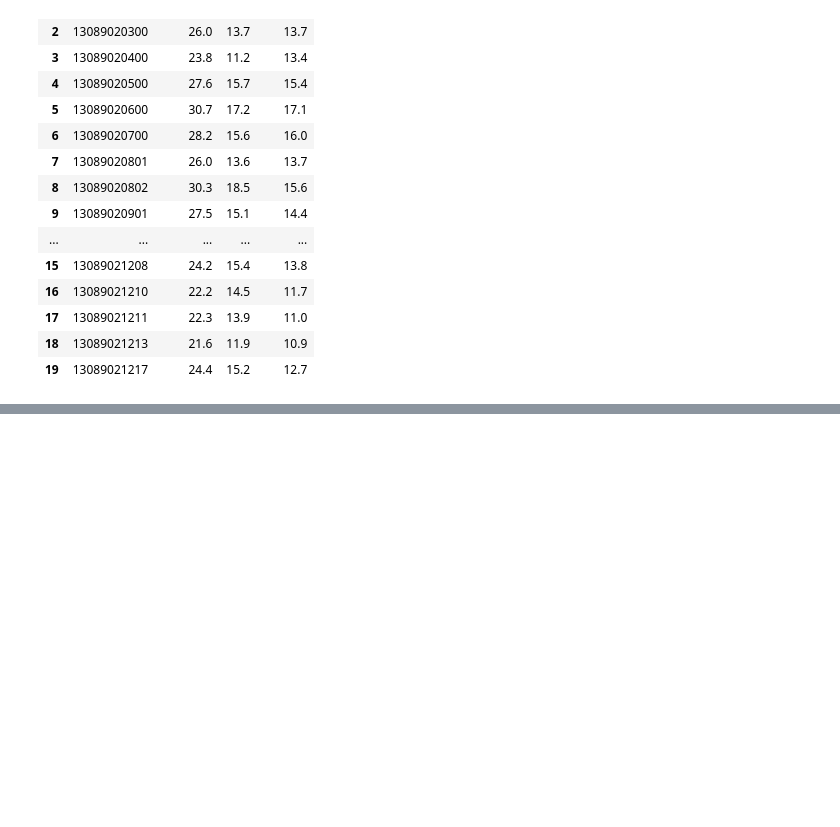
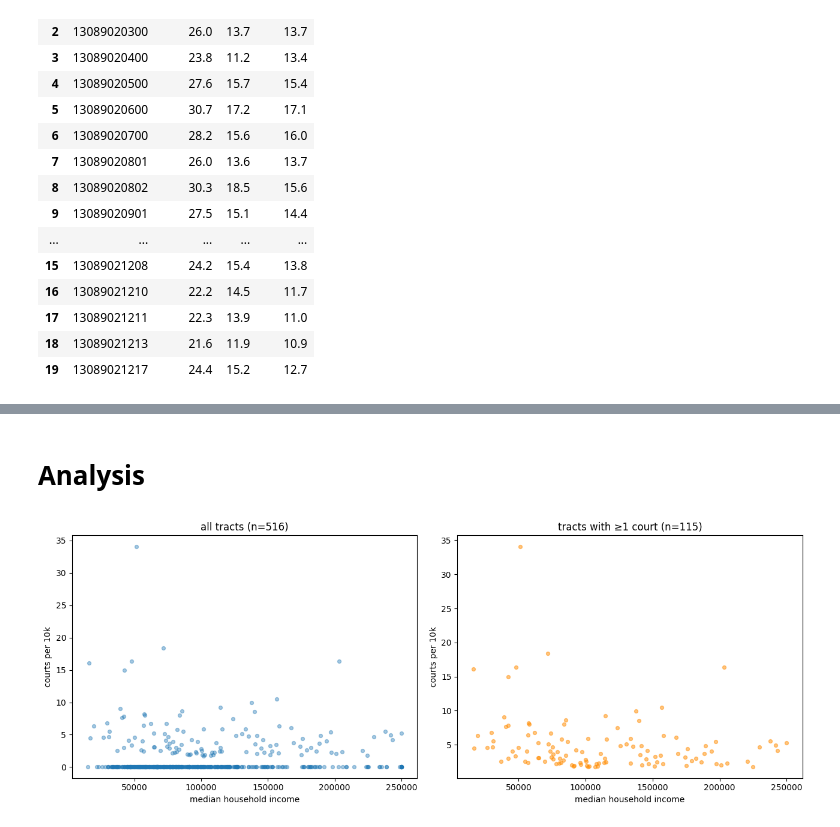
Before and after one commit to Medha-Subramaniyan/hoop-deserts-atl, a Jupyter notebook: notebooks/loading.ipynb, the cells around one changed output, grey strips where cells are left out. Saved outputs shown, nothing was run; the diff lists cells and outputs as text; code cells hidden in the pictures; blank space fills up the shorter version.

```diff
--- a/notebooks/loading.ipynb
+++ b/notebooks/loading.ipynb
@@ -565,0 +687,18 @@ health_wide[['GEOID', 'OBESITY', 'LPA', 'MHLTH']].head(20)
+# %%
+import numpy as np
+
+# courts per 10,000 residents. Guard the denominator: a tract with 5 residents
+# and 1 court yields 2000 per 10k, which is arithmetically correct and
+# analytically garbage — it would dominate every mean and color scale.
+POP_FLOOR = 100   # below this a per-capita rate is not meaningful
+
+analysis['courts_per_10k'] = np.where(
+    analysis.total_population >= POP_FLOOR,
+    analysis.court_count / (analysis.total_population / 10_000),
+    np.nan,
+)
+
+print(analysis.courts_per_10k.describe())
+print(f"\n{analysis.courts_per_10k.isna().sum()} tracts excluded (pop < {POP_FLOOR})")
+print(f"{(analysis.courts_per_10k == 0).sum()} tracts with density exactly 0")
+print(f"{np.isinf(analysis.courts_per_10k).sum()} infinite values")   # must be 0
@@ -565,0 +771,20 @@ health_wide[['GEOID', 'OBESITY', 'LPA', 'MHLTH']].head(20)
+# %% [markdown]
+# Analysis
+# %%
+
+fig, ax = plt.subplots(1, 2, figsize=(13, 5))
+
+d = analysis.dropna(subset=['courts_per_10k', 'median_household_income'])
+
+ax[0].scatter(d.median_household_income, d.courts_per_10k, alpha=0.4, s=18)
+ax[0].set(xlabel='median household income', ylabel='courts per 10k',
+          title=f'all tracts (n={len(d)})')
+
+nz = d[d.courts_per_10k > 0]
+ax[1].scatter(nz.median_household_income, nz.courts_per_10k, alpha=0.5, s=18, color='darkorange')
+ax[1].set(xlabel='median household income', ylabel='courts per 10k',
+          title=f'tracts with ≥1 court (n={len(nz)})')
+
+plt.tight_layout(); plt.show()
+# %% [output]
+[figure, added]
```
Also changed, not shown: parts of 26 cells of this notebook.
